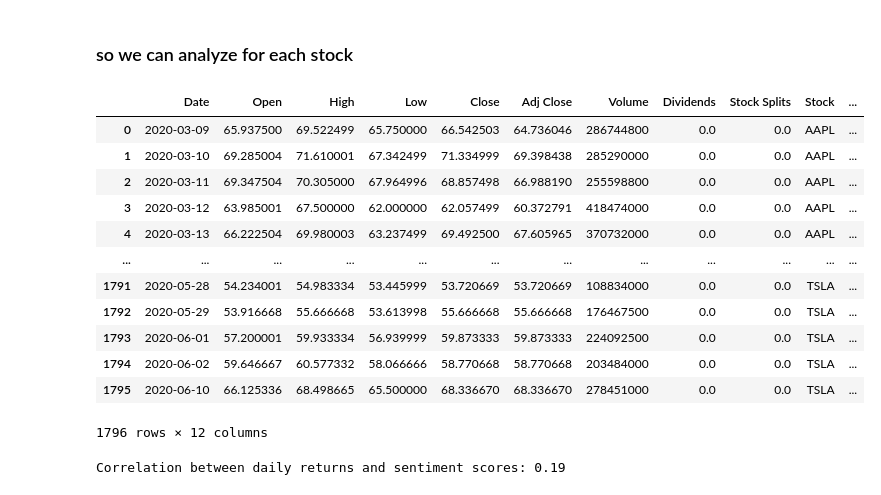
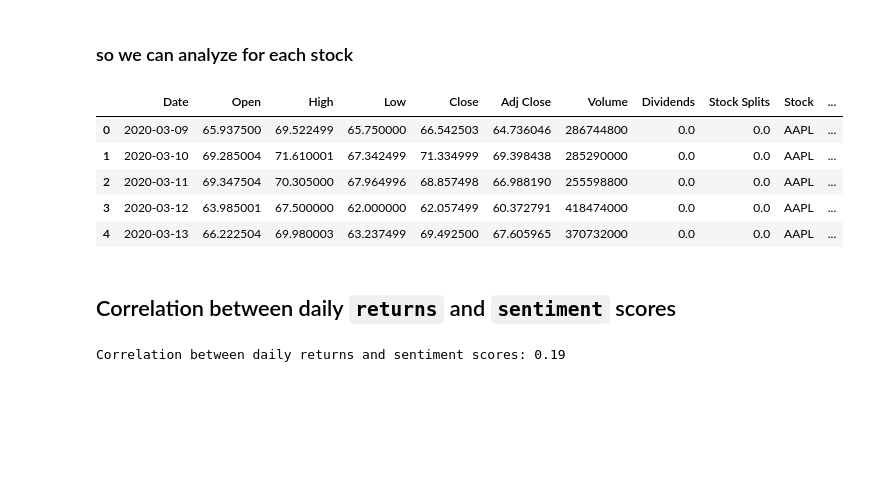
Before and after one commit to J0-Y0/stock_market_data_analysis, a Jupyter notebook: notebooks/news_and_stock_reation.ipynb, the cells around one changed output. Saved outputs shown, nothing was run; the diff lists cells and outputs as text; code cells hidden in the pictures; blank space fills up the shorter version.

```diff
--- a/notebooks/news_and_stock_reation.ipynb
+++ b/notebooks/news_and_stock_reation.ipynb
@@ -96,35 +96,18 @@ stock_data
 # %%
 # Aggregate Sentiments: Compute the average daily sentiment scores
-
 daily_sentiment = (
     news_data.groupby(["Date", "Stock"])["Compound Score"].mean().reset_index()
 )
-
-
 # Ensure the 'Date' columns are in datetime format
 stock_data = stock_data.reset_index()
 stock_data["Date"] = pd.to_datetime(stock_data["Date"])
 daily_sentiment["Date"] = pd.to_datetime(daily_sentiment["Date"])
 df_merged = pd.merge(stock_data, daily_sentiment, on=["Date", "Stock"])
-df_merged
-
-# #
-# # news_data = news_data.reset_index()
-# df_merged = pd.merge(stock_data, news_data, on=["Date", "Stock"])
-# correlation = df_merged["Return"].corr(df_merged["Sentiment"])
-
-# print(f"Correlation between daily returns and sentiment scores: {correlation:.2f}")
+df_merged.head()
 # %% [output]
 |  | Date | Open | High | Low | Close | Adj Close | Volume | Dividends | Stock Splits | Stock | ... |
 | 0 | 2020-03-09 | 65.937500 | 69.522499 | 65.750000 | 66.542503 | 64.736046 | 286744800 | 0.0 | 0.0 | AAPL | ... |
 | 1 | 2020-03-10 | 69.285004 | 71.610001 | 67.342499 | 71.334999 | 69.398438 | 285290000 | 0.0 | 0.0 | AAPL | ... |
 | 2 | 2020-03-11 | 69.347504 | 70.305000 | 67.964996 | 68.857498 | 66.988190 | 255598800 | 0.0 | 0.0 | AAPL | ... |
 | 3 | 2020-03-12 | 63.985001 | 67.500000 | 62.000000 | 62.057499 | 60.372791 | 418474000 | 0.0 | 0.0 | AAPL | ... |
 | 4 | 2020-03-13 | 66.222504 | 69.980003 | 63.237499 | 69.492500 | 67.605965 | 370732000 | 0.0 | 0.0 | AAPL | ... |
-| ... | ... | ... | ... | ... | ... | ... | ... | ... | ... | ... | ... |
-| 1791 | 2020-05-28 | 54.234001 | 54.983334 | 53.445999 | 53.720669 | 53.720669 | 108834000 | 0.0 | 0.0 | TSLA | ... |
-| 1792 | 2020-05-29 | 53.916668 | 55.666668 | 53.613998 | 55.666668 | 55.666668 | 176467500 | 0.0 | 0.0 | TSLA | ... |
-| 1793 | 2020-06-01 | 57.200001 | 59.933334 | 56.939999 | 59.873333 | 59.873333 | 224092500 | 0.0 | 0.0 | TSLA | ... |
-| 1794 | 2020-06-02 | 59.646667 | 60.577332 | 58.066666 | 58.770668 | 58.770668 | 203484000 | 0.0 | 0.0 | TSLA | ... |
-| 1795 | 2020-06-10 | 66.125336 | 68.498665 | 65.500000 | 68.336670 | 68.336670 | 278451000 | 0.0 | 0.0 | TSLA | ... |
-1796 rows × 12 columns
@@ -134 +114,3 @@ print("Columns in news_data:", news_data.columns)
+# %% [markdown]
+## Correlation between daily `returns` and `sentiment` scores
 # %%
```
Also changed, not shown: parts of 4 cells of this notebook, 1 other file.
